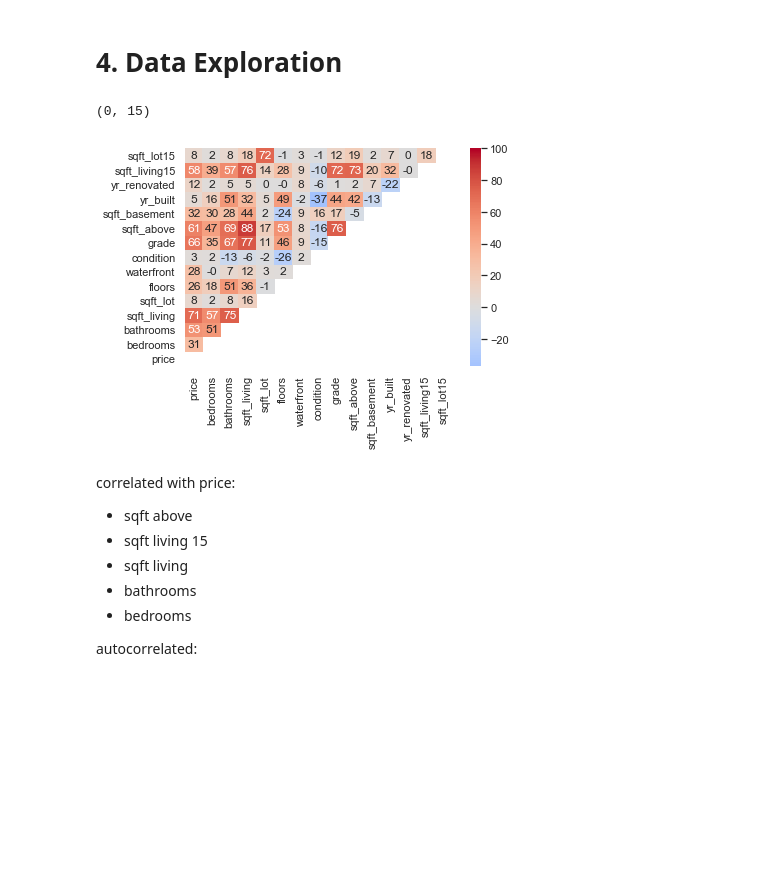
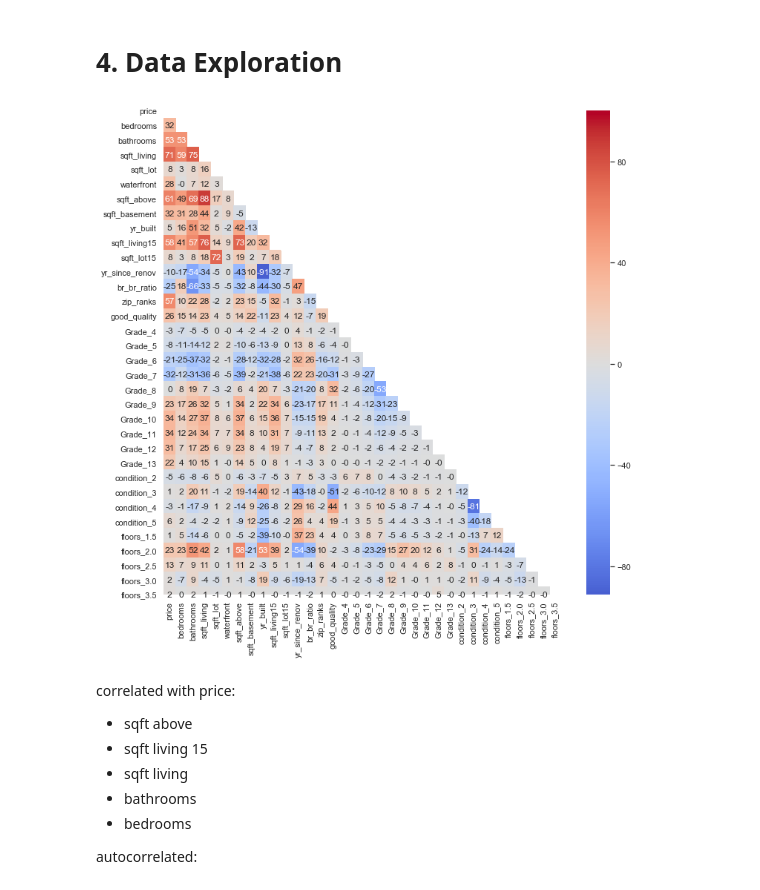
Before and after one commit to Karsten-Yan/200303_House_Prices_Project, a Jupyter notebook: 200303_Karsten_Yan_Project1.ipynb, the cells around one changed output. Drawn from its saved outputs; the diff is of its cells as text; code cells hidden in the pictures; blank space fills up the shorter version.

```diff
--- a/200303_Karsten_Yan_Project1.ipynb
+++ b/200303_Karsten_Yan_Project1.ipynb
@@ -134,0 +174,16 @@ df_clean=df_clean.dropna()
+# %%
+arr1=[]
+group_zip = df_clean.groupby("zipcode")
+series = round(group_zip.price.mean())
+series2 = {elm:idx for idx, elm in enumerate(sorted(series))}
+zip_codes = list(df_clean.zipcode)
+
+for elm in zip_codes:
+    arr1.append(series2[series[elm]])
+
+zip_averages = pd.Series(arr1)
+zip_averages = zip_averages.rename("zip_ranks")
+zip_averages
+
+df_clean=df_clean.join(zip_averages)
+df_clean.tail()
@@ -134,0 +200,5 @@ df_clean=df_clean.dropna()
+# %%
+series = (df_clean["condition"] > 3) & (df_clean["grade"] > 7)
+series=series*1
+series=series.rename("good_quality")
+df_clean=df_clean.join(series)
@@ -134,0 +207,11 @@ df_clean=df_clean.dropna()
+# %%
+df_clean = df_clean.join(pd.get_dummies(df_clean.grade, drop_first=True,prefix="Grade"))
+df_clean = df_clean.drop(["grade"], axis = 1)
+
+df_clean = df_clean.join(pd.get_dummies(df_clean.condition, drop_first=True, prefix="condition"))
+df_clean = df_clean.drop(["condition"], axis = 1)
+
+df_clean = df_clean.join(pd.get_dummies(df_clean.floors.astype("object"), drop_first=True, prefix="floors"))
+df_clean = df_clean.drop(["floors"], axis = 1)
+
+df_clean.head()
@@ -134,0 +228,5 @@ df_clean=df_clean.dropna()
+# %%
+df_clean = df_clean.drop(["date","zipcode","lat","long"], axis = 1)
+df_clean=df_clean.dropna()
+df_clean=df_clean.drop(index=15856)
+df_clean.sort_values("bedrooms")
@@ -135,17 +251,17 @@ df_clean=df_clean.dropna()
 # %% [markdown]
 # 4. Data Exploration
 # %%
+plt.figure (figsize=(12,12))
 mask = np.triu(df_clean.corr())
 ax = sns.heatmap(round(df_clean.corr()*100)
                  ,annot=True
                  ,mask=mask
                  ,cmap='coolwarm'
                  ,center=0)
-ax.set_ylim((0,15))
-ax.set_xlim((0,15))
+#ax.set_ylim((0,16))
+#ax.set_xlim((0,16));
 # %% [output]
-(0, 15)
-[figure, old version]
+[figure, new version]
 # %% [markdown]
 correlated with price:
 * sqft above
```
Also changed, not shown: parts of 98 cells of this notebook.
